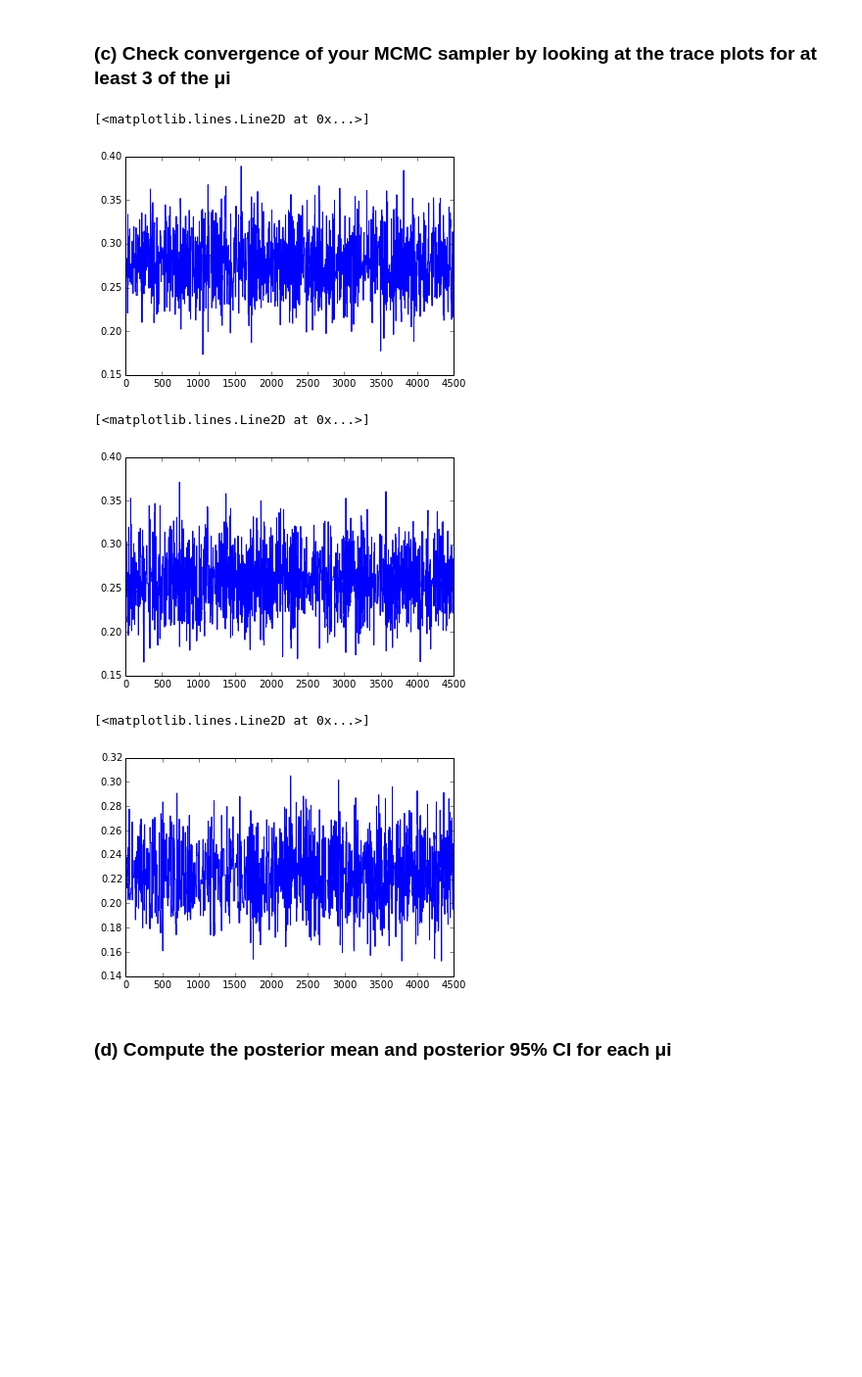
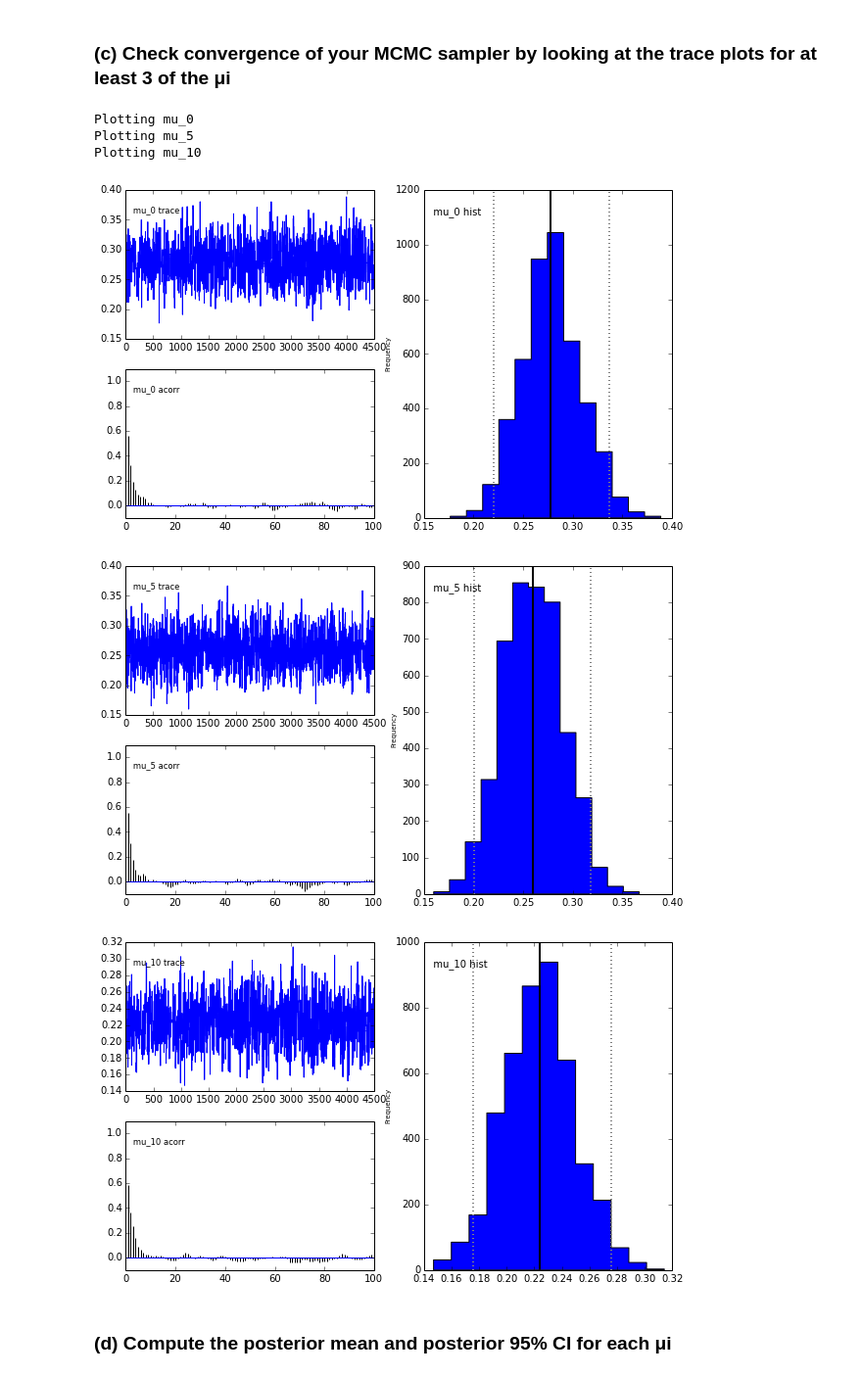
Before and after one commit to smwahl/ay250_swahl, a Jupyter notebook: hw_11/hw_11.ipynb, the cells around one changed output. Shown at 98% size. Saved outputs shown, nothing was run; the diff lists cells and outputs as text; code cells hidden in the pictures; blank space fills up the shorter version.

```diff
--- a/hw_11/hw_11.ipynb
+++ b/hw_11/hw_11.ipynb
@@ -113,20 +114,17 @@ M.stats()
 # %% [markdown]
 ### (c) Check convergence of your MCMC sampler by looking at the trace plots for at least 3 of the μi
-# %%
-plt.plot(M.trace('mu_0')[:])
-# %% [output]
-[<matplotlib.lines.Line2D at 0x...>]
-[figure, removed]
-# %%
-plt.plot(M.trace('mu_5')[:])
-# %% [output]
-[<matplotlib.lines.Line2D at 0x...>]
-[figure, removed]
-# %%
-plt.plot(M.trace('mu_10')[:])
-# %% [output]
-[<matplotlib.lines.Line2D at 0x...>]
-[figure, removed]
+# %%
+from pymc import Matplot
+#plt.plot(M.trace('mu_0')[:])
+for p in ['mu_0','mu_5','mu_10']:
+    Matplot.plot(M.trace(p))
+# %% [output]
+Plotting mu_0
+Plotting mu_5
+Plotting mu_10
+[figure, added]
+[figure, added]
+[figure, added]
 # %% [markdown]
 ### (d) Compute the posterior mean and posterior 95% CI for each μi
 # %%
```
Also changed, not shown: parts of 14 cells of this notebook, 2 other files.
